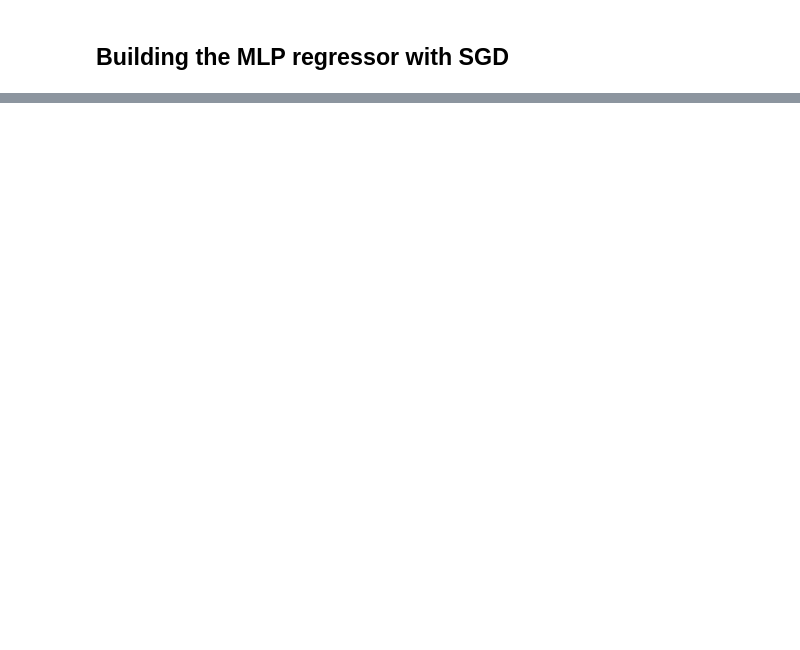
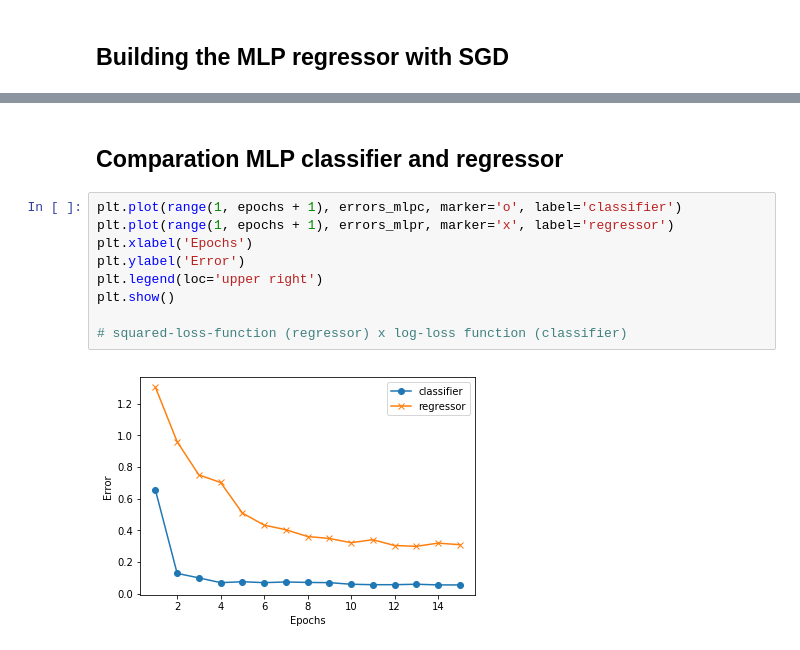
Before and after one commit to torres07/topicos-3, a Jupyter notebook: listas/lista-1/lista-1.ipynb, the cells around one changed output, grey strips where cells are left out. Drawn from its saved outputs; the diff is of its cells as text; blank space fills up the shorter version.

```diff
--- a/listas/lista-1/lista-1.ipynb
+++ b/listas/lista-1/lista-1.ipynb
@@ -77,0 +81,13 @@ plt.show()
+# %% [markdown]
+## Comparation MLP classifier and regressor
+# %%
+plt.plot(range(1, epochs + 1), errors_mlpc, marker='o', label='classifier')
+plt.plot(range(1, epochs + 1), errors_mlpr, marker='x', label='regressor')
+plt.xlabel('Epochs')
+plt.ylabel('Error')
+plt.legend(loc='upper right')
+plt.show()
+
+# squared-loss-function (regressor) x log-loss function (classifier)
+# %% [output]
+[figure, added]
```
Also changed, not shown: parts of 10 cells of this notebook.
